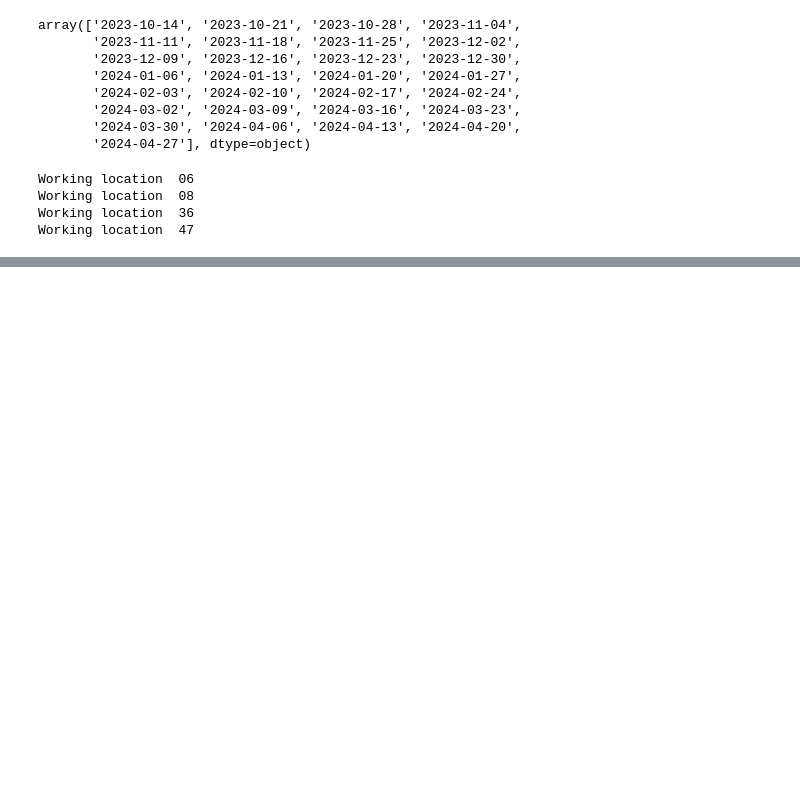
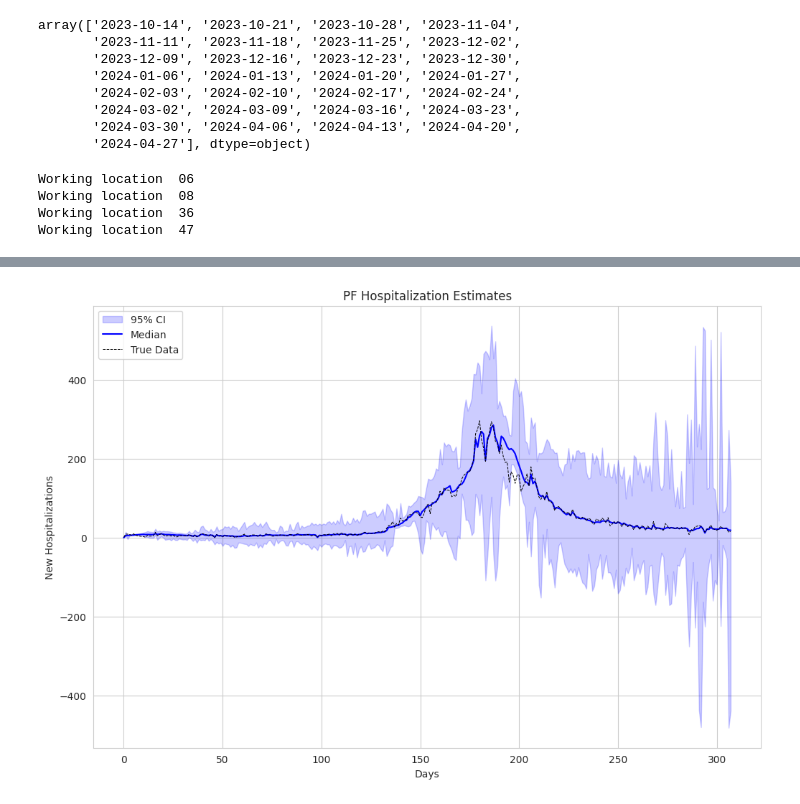
Before and after one commit to atiumcache/pmcmc_forecast, a Jupyter notebook: notebooks/scratch.ipynb, the cells around one changed output, grey strips where cells are left out. Saved outputs shown, nothing was run; the diff lists cells and outputs as text; code cells hidden in the pictures; blank space fills up the shorter version.

```diff
--- a/notebooks/scratch.ipynb
+++ b/notebooks/scratch.ipynb
@@ -102,0 +138,4 @@ Working location  47
+# %%
+new_h = states_np[:, 4, :]
+# %%
+new_h_df = pd.DataFrame(data=new_h)
@@ -102,0 +158,4 @@ Working location  47
+# %%
+# It is cumulative. Need to take daily difference.
+
+daily_estimates_df = new_h_df.diff(axis=1)
@@ -102,0 +178,7 @@ Working location  47
+# %%
+# Get true hospitalization data
+
+file_path = os.path.join(paths.DATASETS_DIR, 'hosp_data', 'hosp_06.csv')
+all_hosp_data = pd.read_csv(file_path)
+subset_df = all_hosp_data[(all_hosp_data["date"] <= "2024-04-27") & (all_hosp_data["date"] >= "2023-06-25")]
+subset_df
@@ -102,0 +199,16 @@ Working location  47
+# %%
+import matplotlib.pyplot as plt
+
+
+quantiles = daily_estimates_df.quantile([0.025, 0.5, 0.975], axis=0)
+plt.figure(figsize=(12, 8))
+plt.fill_between(range(daily_estimates_df.shape[1]), quantiles.loc[0.025], quantiles.loc[0.975], color='b', alpha=0.2, label='95% CI')
+plt.plot(range(daily_estimates_df.shape[1]), quantiles.loc[0.5], color='b', label='Median')
+plt.plot(range(daily_estimates_df.shape[1]), subset_df['previous_day_admission_influenza_confirmed'], color='black', label='True Data', lw=0.7, ls="--")
+plt.xlabel('Days')
+plt.ylabel('New Hospitalizations')
+plt.title('PF Hospitalization Estimates')
+plt.legend()
+plt.show()
+# %% [output]
+[figure, added]
```
Also changed, not shown: parts of 14 cells of this notebook, 7 other files.
